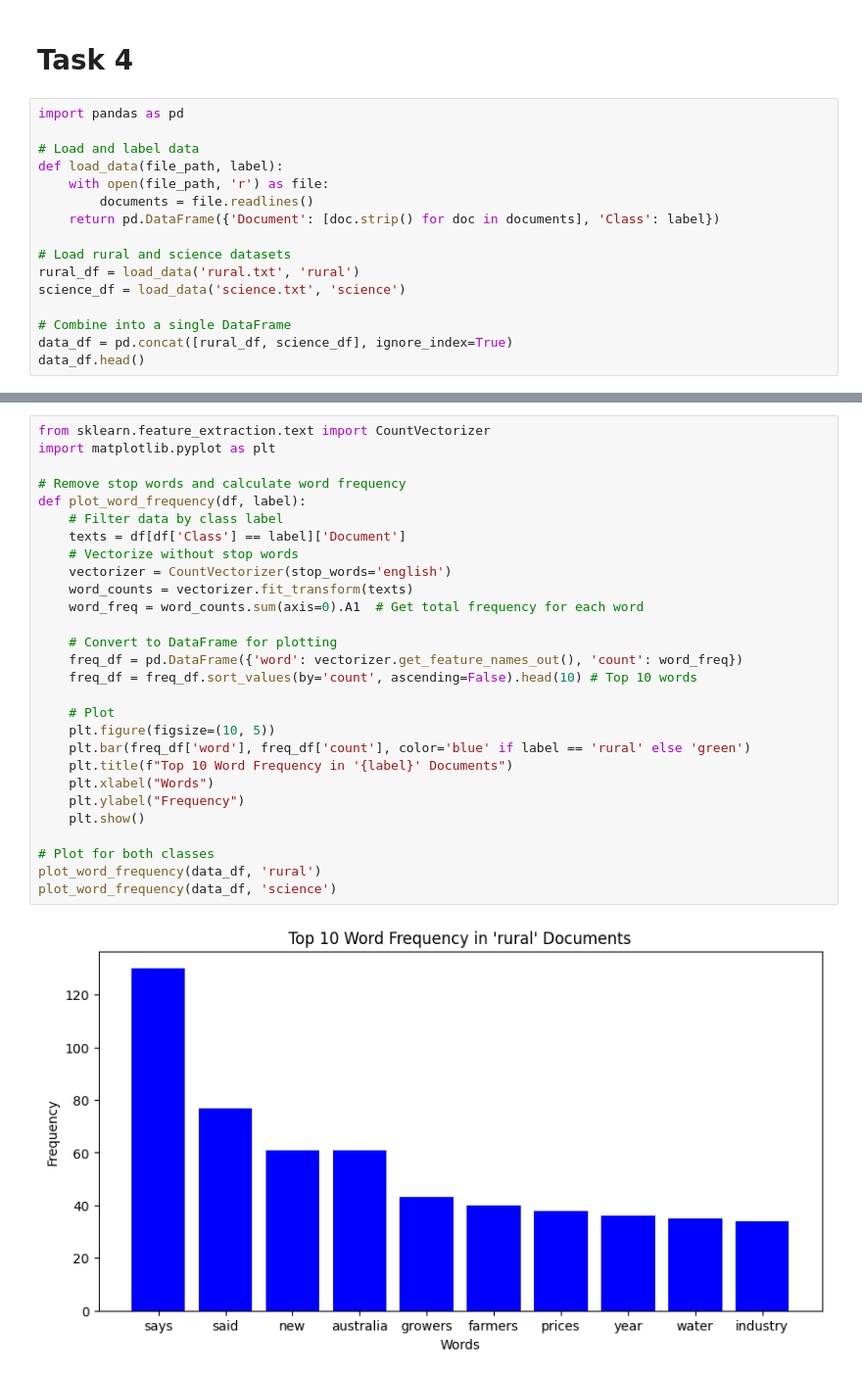
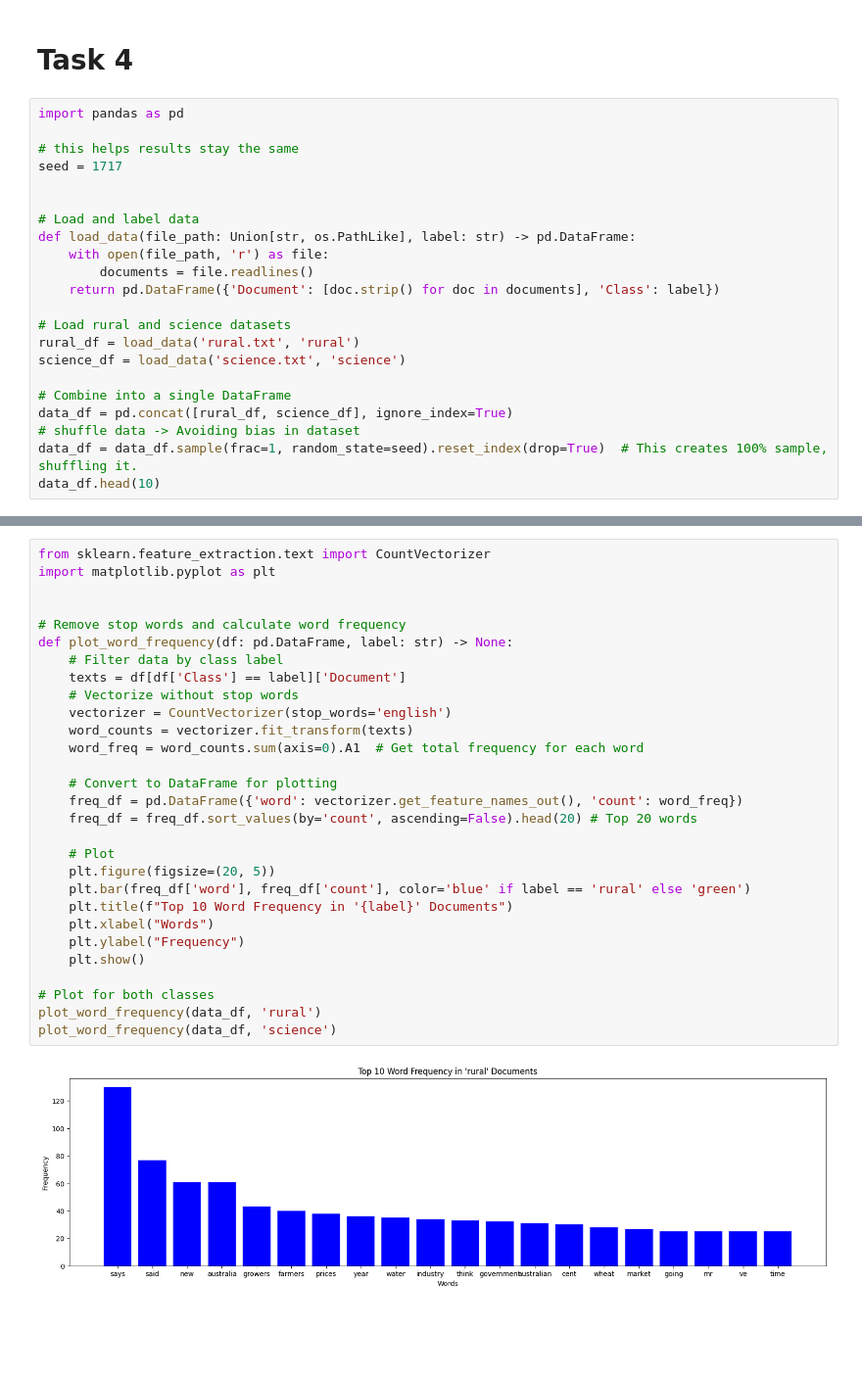
Before and after one commit to s19kjams/NLP, a Jupyter notebook: Assignment_1_KiavashJamshidi_AmirEsmaeili.ipynb, the cells around one changed output, grey strips where cells are left out. Shown at 98% size. Drawn from its saved outputs; the diff is of its cells as text; blank space fills up the shorter version.

```diff
--- a/Assignment_1_KiavashJamshidi_AmirEsmaeili.ipynb
+++ b/Assignment_1_KiavashJamshidi_AmirEsmaeili.ipynb
@@ -107,8 +149,12 @@ create_count_and_probability("corpus.txt")
 # %%
 import pandas as pd
 
+# this helps results stay the same
+seed = 1717
+
+
 # Load and label data
-def load_data(file_path, label):
+def load_data(file_path: Union[str, os.PathLike], label: str) -> pd.DataFrame:
     with open(file_path, 'r') as file:
         documents = file.readlines()
     return pd.DataFrame({'Document': [doc.strip() for doc in documents], 'Class': label})
@@ -119,6 +165,8 @@ science_df = load_data('science.txt', 'science')
 
 # Combine into a single DataFrame
 data_df = pd.concat([rural_df, science_df], ignore_index=True)
-data_df.head()
+# shuffle data -> Avoiding bias in dataset
+data_df = data_df.sample(frac=1, random_state=seed).reset_index(drop=True)  # This creates 100% sample, shuffling it.
+data_df.head(10)
 # %% [output]
 |  | Document | Class |
@@ -130,30 +188,31 @@ data_df.head()
 # %%
 from sklearn.feature_extraction.text import CountVectorizer
 import matplotlib.pyplot as plt
 
+
 # Remove stop words and calculate word frequency
-def plot_word_frequency(df, label):
+def plot_word_frequency(df: pd.DataFrame, label: str) -> None:
     # Filter data by class label
     texts = df[df['Class'] == label]['Document']
     # Vectorize without stop words
     vectorizer = CountVectorizer(stop_words='english')
     word_counts = vectorizer.fit_transform(texts)
     word_freq = word_counts.sum(axis=0).A1  # Get total frequency for each word
 
     # Convert to DataFrame for plotting
     freq_df = pd.DataFrame({'word': vectorizer.get_feature_names_out(), 'count': word_freq})
-    freq_df = freq_df.sort_values(by='count', ascending=False).head(10) # Top 10 words
+    freq_df = freq_df.sort_values(by='count', ascending=False).head(20) # Top 20 words
 
     # Plot
-    plt.figure(figsize=(10, 5))
+    plt.figure(figsize=(20, 5))
     plt.bar(freq_df['word'], freq_df['count'], color='blue' if label == 'rural' else 'green')
     plt.title(f"Top 10 Word Frequency in '{label}' Documents")
     plt.xlabel("Words")
     plt.ylabel("Frequency")
     plt.show()
 
 # Plot for both classes
 plot_word_frequency(data_df, 'rural')
 plot_word_frequency(data_df, 'science')
 # %% [output]
-[figure, old version]
+[figure, new version]
```
Also changed, not shown: parts of 11 cells of this notebook.
